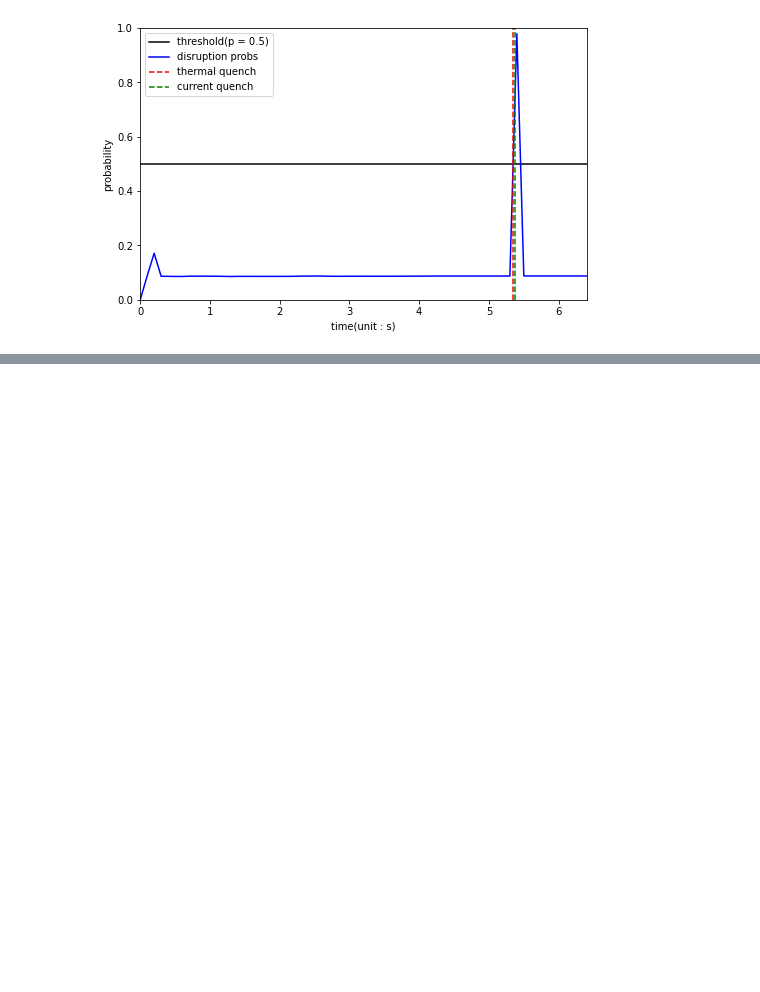
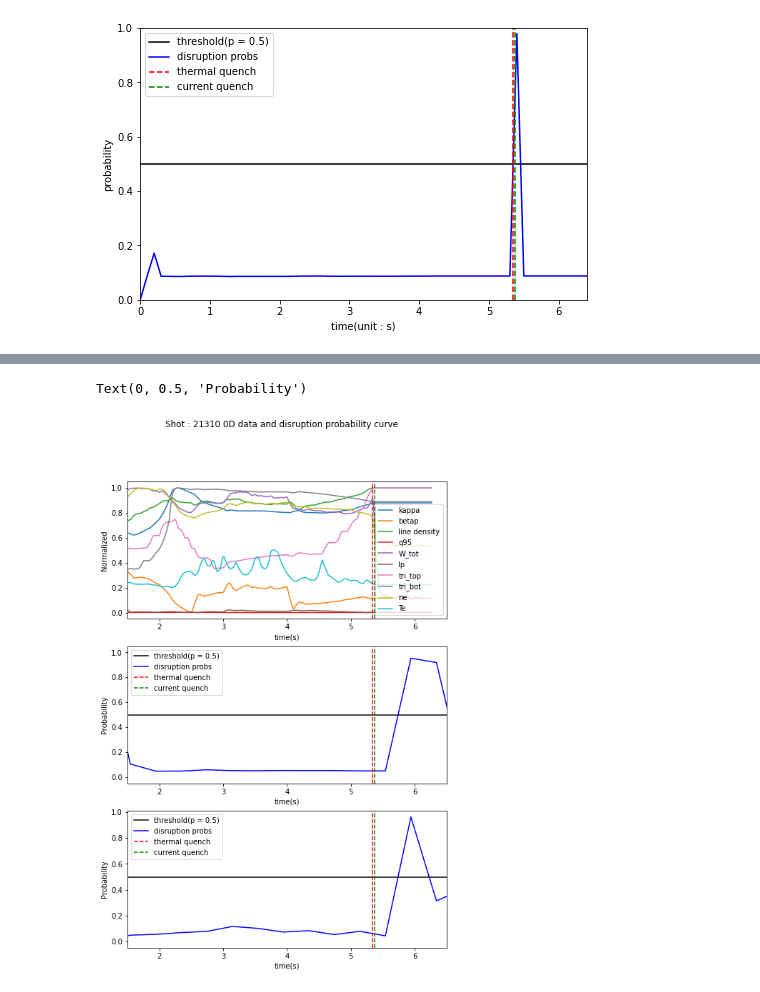
Before and after one commit to ZINZINBIN/Disruption-Prediciton-based-on-Multimodal-Deep-Learning, a Jupyter notebook: analysis_model_performance.ipynb, the cells around one changed output, grey strips where cells are left out. Saved outputs shown, nothing was run; the diff lists cells and outputs as text; code cells hidden in the pictures; blank space fills up the shorter version.

```diff
--- a/analysis_model_performance.ipynb
+++ b/analysis_model_performance.ipynb
@@ -635,0 +715,56 @@ plt.legend()
+# %%
+t = ts_data_0D.time
+ip = ts_data_0D['\\ipmhd']
+kappa = ts_data_0D['\\kappa']
+betap = ts_data_0D['\\betap']
+betan = ts_data_0D['\\betan']
+li = ts_data_0D['\\li']
+Bc = ts_data_0D['\\bcentr']
+q95 = ts_data_0D['\\q95']
+tritop = ts_data_0D['\\tritop']
+tribot = ts_data_0D['\\tribot']
+W_tot = ts_data_0D['\\WTOT_DLM03']
+ne = ts_data_0D['\\ne_inter01']
+te = ts_data_0D['\\TS_CORE10:CORE10_TE']
+
+fig, (ax1, ax2, ax3) = plt.subplots(3, figsize = (8,12), sharex = False)
+fig.suptitle("Shot : {} 0D data and disruption probability curve".format(shot_num))
+ax1.plot(t, kappa, label = "kappa")
+ax1.plot(t, betap, label = 'betap')
+ax1.plot(t, li, label = 'line density')
+ax1.plot(t, q95, label = 'q95')
+ax1.plot(t, W_tot, label = 'W_tot')
+ax1.plot(t, ip, label = 'Ip')
+ax1.plot(t, tritop, label = 'tri_top')
+ax1.plot(t, tribot, label = 'tri_bot')
+ax1.plot(t, ne, label = 'ne')
+ax1.plot(t, te, label = 'Te')
+ax1.set_xlim([1.5,6.5])
+ax1.axvline(x = t_TQend, ymin = 0, ymax = 1, color = "red", linestyle = "dashed", )
+ax1.axvline(x = t_ipminf, ymin = 0, ymax = 1, color = "green", linestyle = "dashed")
+ax1.legend()
+ax1.set_xlabel("time(s)")
+ax1.set_ylabel("Normalized")
+
+threshold_line = [0.5] * len(time_x_dist1)
+ax2.plot(time_x_dist1, threshold_line, 'k', label = "threshold(p = 0.5)")
+ax2.plot(time_x_dist1, prob_list_dist1, 'b-', label = "disruption probs")
+ax2.axvline(x = t_TQend, ymin = 0, ymax = 1, color = "red", linestyle = "dashed", label = "thermal quench")
+ax2.axvline(x = t_ipminf, ymin = 0, ymax = 1, color = "green", linestyle = "dashed", label = "current quench")
+ax2.legend()
+ax2.set_xlim([1.5,6.5])
+ax2.set_xlabel("time(s)")
+ax2.set_ylabel("Probability")
+
+threshold_line = [0.5] * len(time_x_dist3)
+ax3.plot(time_x_dist3, threshold_line, 'k', label = "threshold(p = 0.5)")
+ax3.plot(time_x_dist3, prob_list_dist3, 'b-', label = "disruption probs")
+ax3.axvline(x = t_TQend, ymin = 0, ymax = 1, color = "red", linestyle = "dashed", label = "thermal quench")
+ax3.axvline(x = t_ipminf, ymin = 0, ymax = 1, color = "green", linestyle = "dashed", label = "current quench")
+ax3.legend()
+ax3.set_xlim([1.5,6.5])
+ax3.set_xlabel("time(s)")
+ax3.set_ylabel("Probability")
+# %% [output]
+Text(0, 0.5, 'Probability')
+[figure, added]
```
Also changed, not shown: parts of 12 cells of this notebook, 57 other files.
